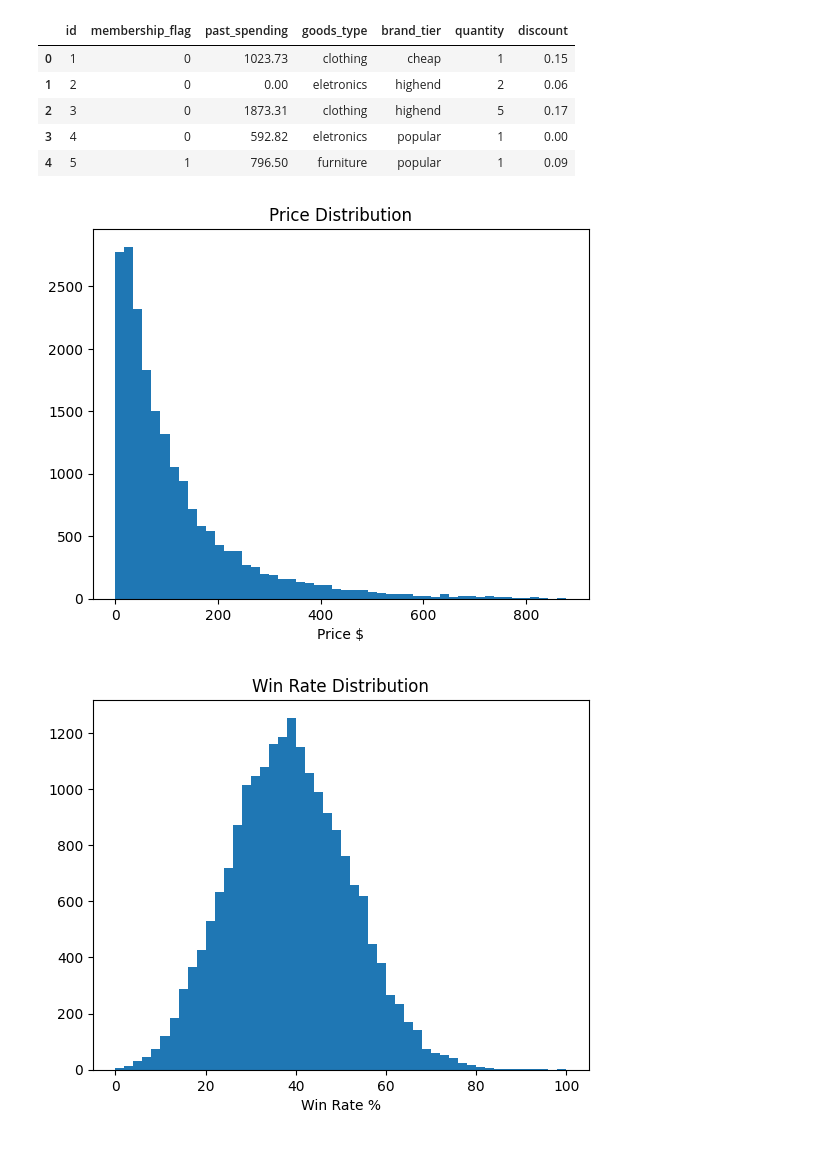
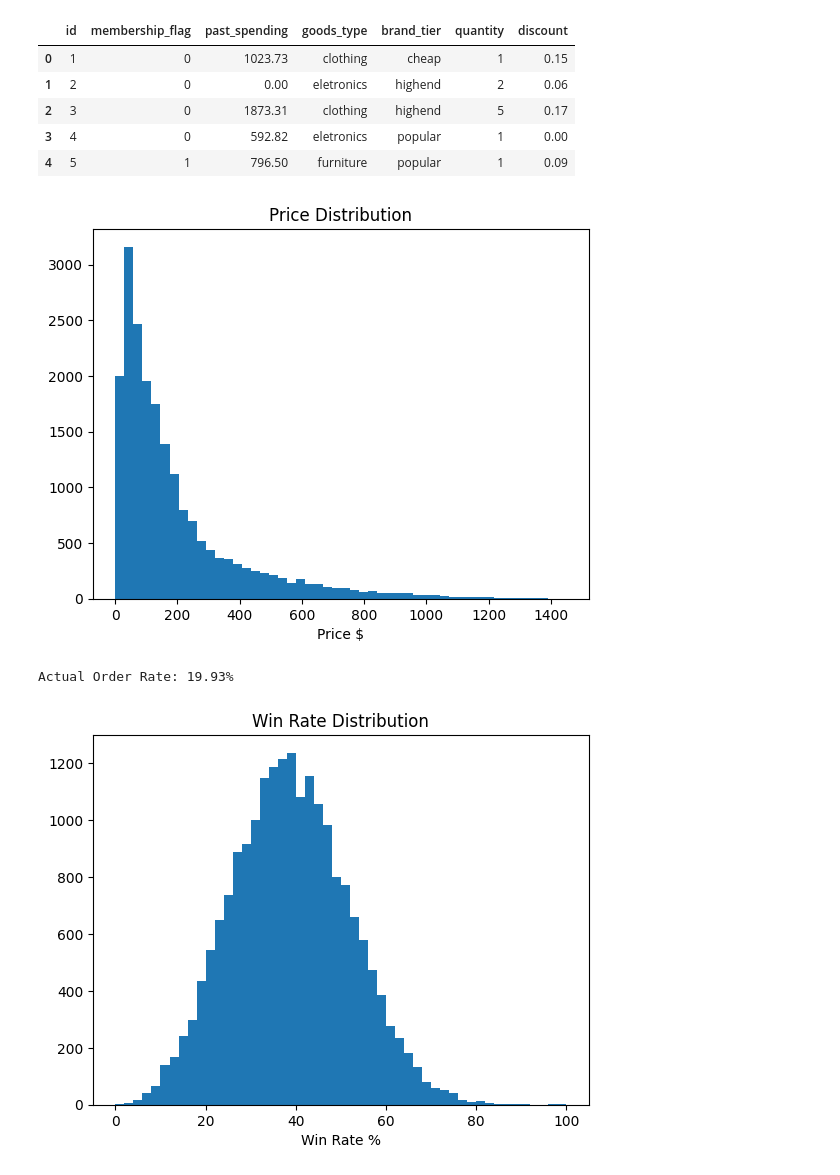
Before and after one commit to Q-shick/ecommerce_price_sensitivity, a Jupyter notebook: ecommerce-synthetic-data.ipynb, the cells around one changed output. Saved outputs shown, nothing was run; the diff lists cells and outputs as text; code cells hidden in the pictures.

Commit message:
Kaggle Notebook | ecommerce_synthetic_data | Normal distribution for prices

```diff
--- a/ecommerce-synthetic-data.ipynb
+++ b/ecommerce-synthetic-data.ipynb
@@ -64,40 +94,28 @@ df.head()
 # %%
 # Imitate prices by giving different price ranges for each category
 df["price"] = df.apply(
-    lambda x: np.random.uniform(low=0.01, high=1.0, size=1)[0] * 50 if x["goods_type"] == "food"
-    else np.random.uniform(low=0.01, high=1.0, size=1)[0] * 75 if x["goods_type"] == "medicine"
-    else np.random.uniform(low=0.01, high=1.0, size=1)[0] * 100 if x["goods_type"] == "kichenware"
-    else np.random.uniform(low=0.01, high=1.0, size=1)[0] * 150 if x["goods_type"] == "clothing"
-    else np.random.uniform(low=0.01, high=1.0, size=1)[0] * 200 if x["goods_type"] == "eletronics"
-    else np.random.uniform(low=0.01, high=1.0, size=1)[0] * 300,  # furniture
+    lambda x: generate_win_rate(50, 40, x["id"], lower=1, upper=75) if x["goods_type"] == "food"
+    else generate_win_rate(75, 25, x["id"], lower=1, upper=150) if x["goods_type"] == "medicine"
+    else generate_win_rate(60, 40, x["id"], lower=1, upper=80) if x["goods_type"] == "kichenware"
+    else generate_win_rate(80, 50, x["id"], lower=1, upper=200) if x["goods_type"] == "clothing"
+    else generate_win_rate(200, 50, x["id"], lower=1, upper=350) if x["goods_type"] == "eletronics"
+    else generate_win_rate(300, 100, x["id"], lower=1, upper=500),  # furniture
     axis=1,
 )
 df["price"] = df.apply(
     lambda x: x["price"] * np.random.uniform(low=0.5, high=1.0, size=1)[0] if x["brand_tier"] == "cheap"
     else x["price"] * np.random.uniform(low=1.0, high=2.0, size=1)[0] if x["brand_tier"] == "popular"
     else x["price"] * np.random.uniform(low=2.0, high=3.0, size=1)[0],  # high end
     axis=1,
 )
 
 plt.hist(df["price"], bins=50)
 plt.title("Price Distribution")
 plt.xlabel("Price $")
 plt.show()
 # %% [output]
-[figure, old version]
+[figure, new version]
 # %%
-def generate_win_rate(mu, sigma, random_state, lower=0, upper=1):
-    """Draw a value at random from a normal distribution between 0.0 and 1.0"""
-    return scipy.stats.truncnorm.rvs(
-        (lower-mu) / sigma,
-        (upper-mu) / sigma,
-        loc=mu,
-        scale=sigma,
-        size=1,
-        random_state=random_state,
-    )[0]
-
-
 # Scale numeric columns to imitate win rates
 df["past_spending_scaled"] = MinMaxScaler().fit_transform(df[["past_spending"]])
 df["quantity_scaled"] = MinMaxScaler().fit_transform(df[["quantity"]])
@@ -130,12 +148,14 @@ df["win_rate"] = (
 df["win_rate"] = MinMaxScaler().fit_transform(df[["win_rate"]])
 df["ordered"] = (df["win_rate"] >= 0.5).astype(int)
 
+print(f"Actual Order Rate: {df.ordered.mean():.2%}")
 plt.hist(df["win_rate"] * 100, bins=50)
 plt.title("Win Rate Distribution")
 plt.xlabel("Win Rate %")
 plt.show()
 # %% [output]
+Actual Order Rate: 19.93%
-[figure, old version]
+[figure, new version]
 # %%
 training_data = pd.concat(
     [
```
Also changed, not shown: parts of 3 cells of this notebook.
